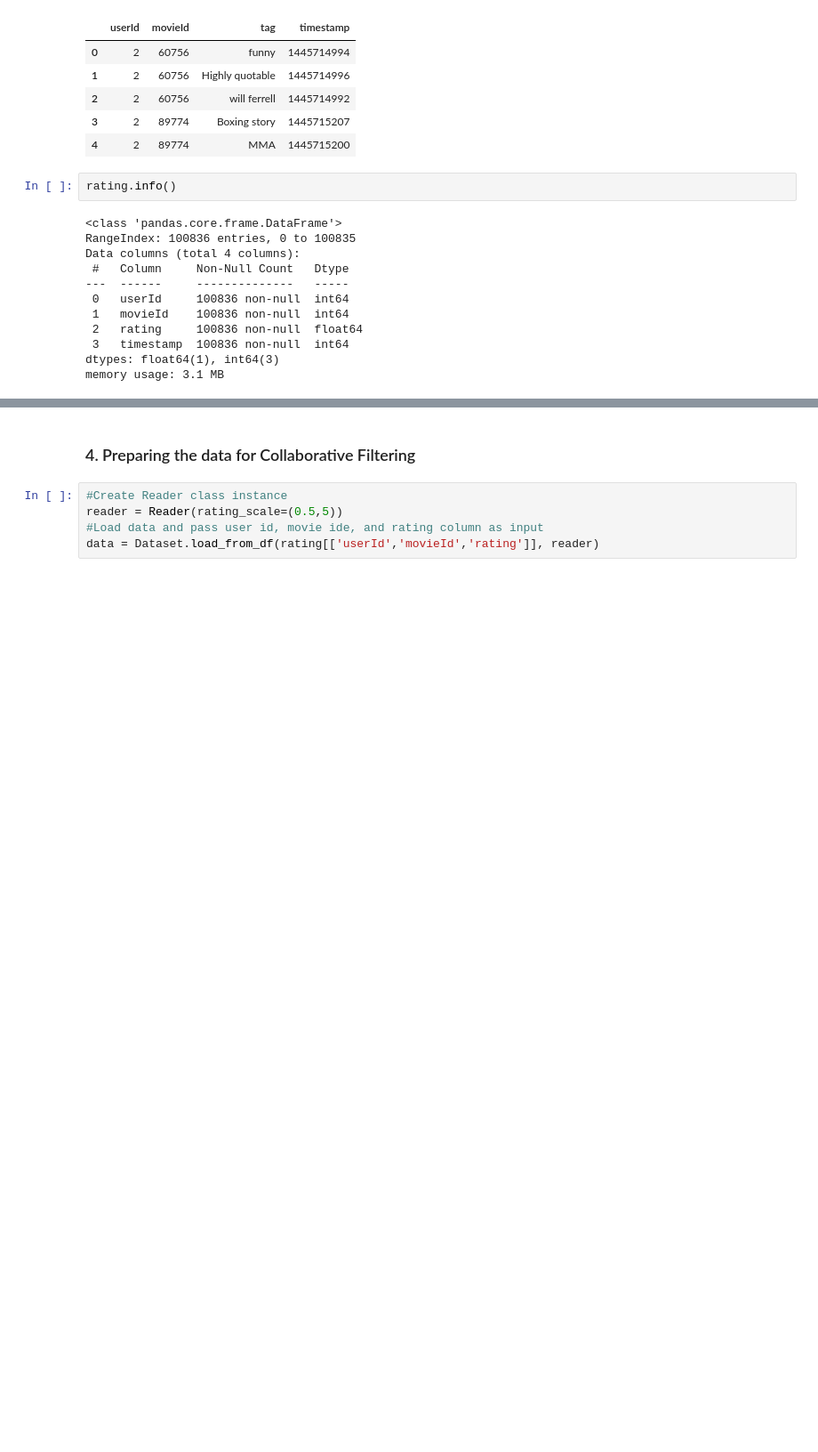
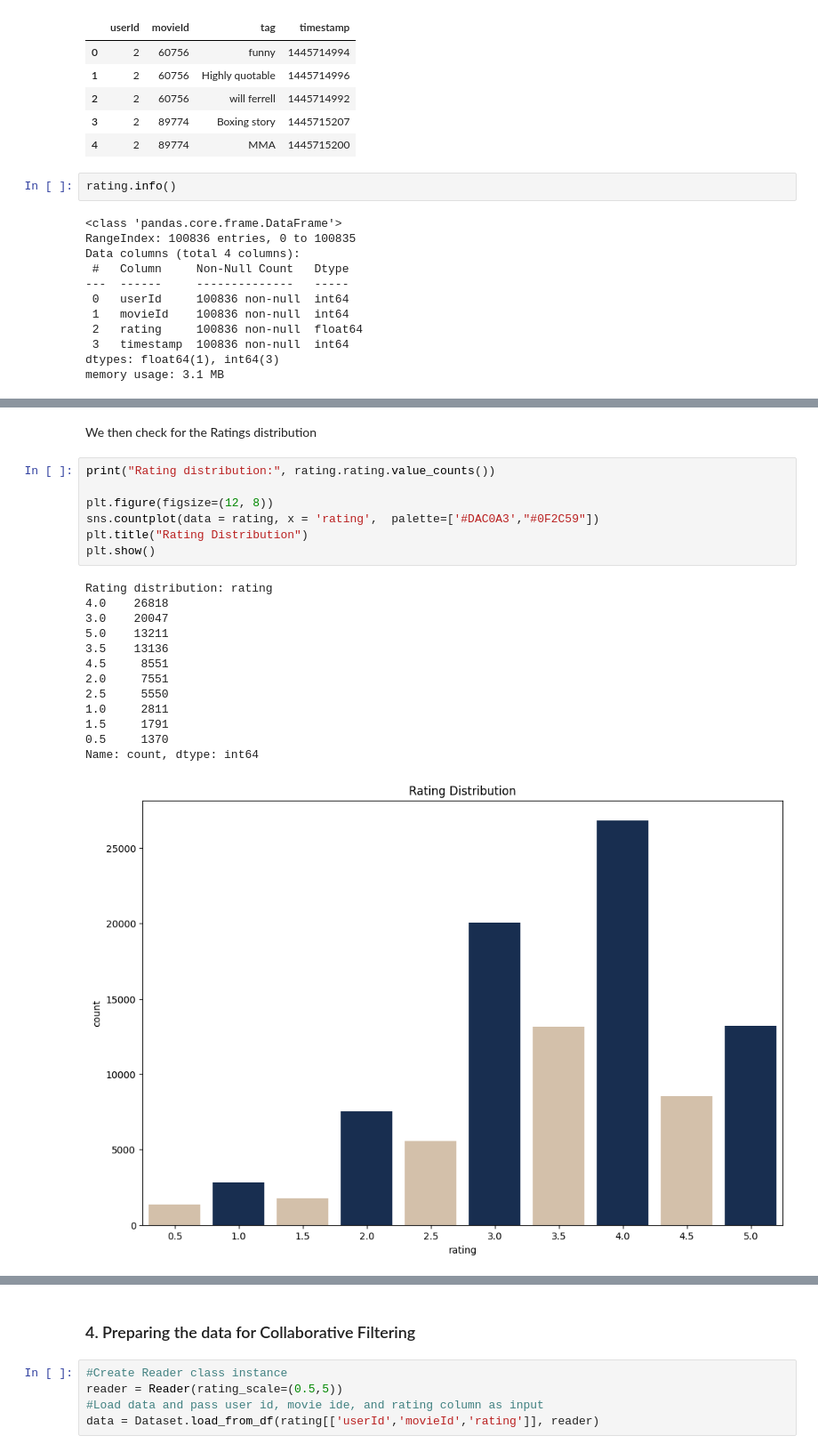
Before and after one commit to kemboielly/movielens_p4, a Jupyter notebook: notebook.ipynb, the cells around one changed output, grey strips where cells are left out. Shown at 89% size. Cells and saved outputs as stored; diff of their text form; blank space fills up the shorter version.

```diff
--- a/notebook.ipynb
+++ b/notebook.ipynb
@@ -120,0 +150,23 @@ memory usage: 3.1 MB
+# %% [markdown]
+We then check for the Ratings distribution
+# %%
+print("Rating distribution:", rating.rating.value_counts())
+
+plt.figure(figsize=(12, 8))
+sns.countplot(data = rating, x = 'rating',  palette=['#DAC0A3',"#0F2C59"])
+plt.title("Rating Distribution")
+plt.show()
+# %% [output]
+Rating distribution: rating
+4.0    26818
+3.0    20047
+5.0    13211
+3.5    13136
+4.5     8551
+2.0     7551
+2.5     5550
+1.0     2811
+1.5     1791
+0.5     1370
+Name: count, dtype: int64
+[figure, added]
```
Also changed, not shown: parts of 12 cells of this notebook.
